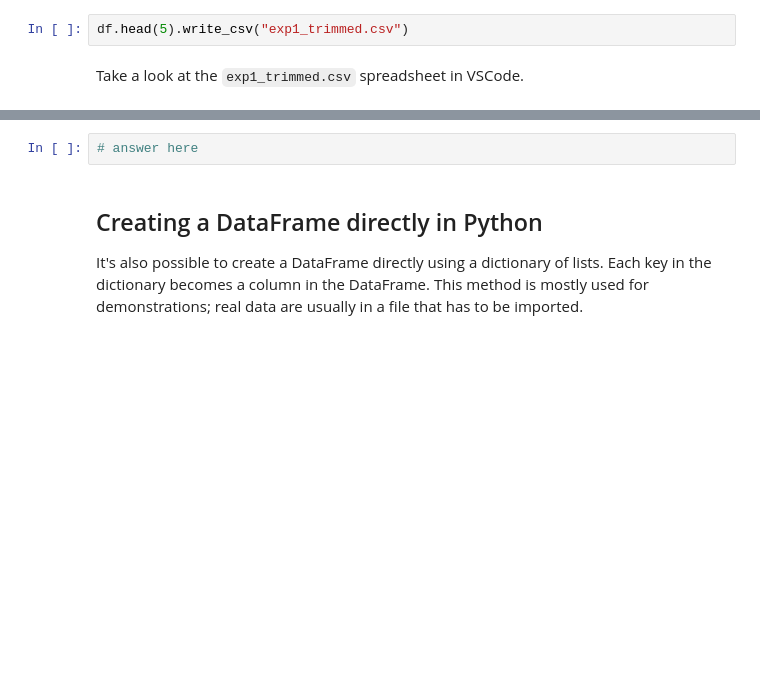
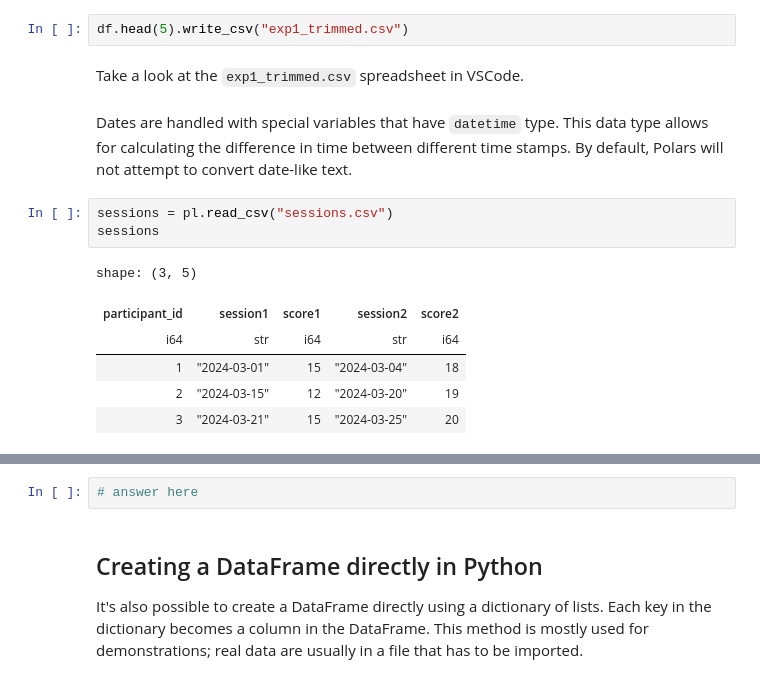
Before and after one commit to mortonne/datascipsych, a Jupyter notebook: chapters/chapter7/data_frames.ipynb, the cells around one changed output, grey strips where cells are left out. Saved outputs shown, nothing was run; the diff lists cells and outputs as text; blank space fills up the shorter version.

Commit message:
feat: section on dates and small revisions

```diff
--- a/chapters/chapter7/data_frames.ipynb
+++ b/chapters/chapter7/data_frames.ipynb
@@ -96,3 +96,15 @@ We'll first use the `head` method to get the first five lines. Note that we can
 df.head(5).write_csv("exp1_trimmed.csv")
 # %% [markdown]
 Take a look at the `exp1_trimmed.csv` spreadsheet in VSCode.
+# %% [markdown]
+Dates are handled with special variables that have `datetime` type. This data type allows for calculating the difference in time between different time stamps. By default, Polars will not attempt to convert date-like text.
+# %%
+sessions = pl.read_csv("sessions.csv")
+sessions
+# %% [output]
+shape: (3, 5)
+| participant_id | session1 | score1 | session2 | score2 |
+| i64 | str | i64 | str | i64 |
+| 1 | "2024-03-01" | 15 | "2024-03-04" | 18 |
+| 2 | "2024-03-15" | 12 | "2024-03-20" | 19 |
+| 3 | "2024-03-21" | 15 | "2024-03-25" | 20 |
```
Also changed, not shown: parts of 21 cells of this notebook.
